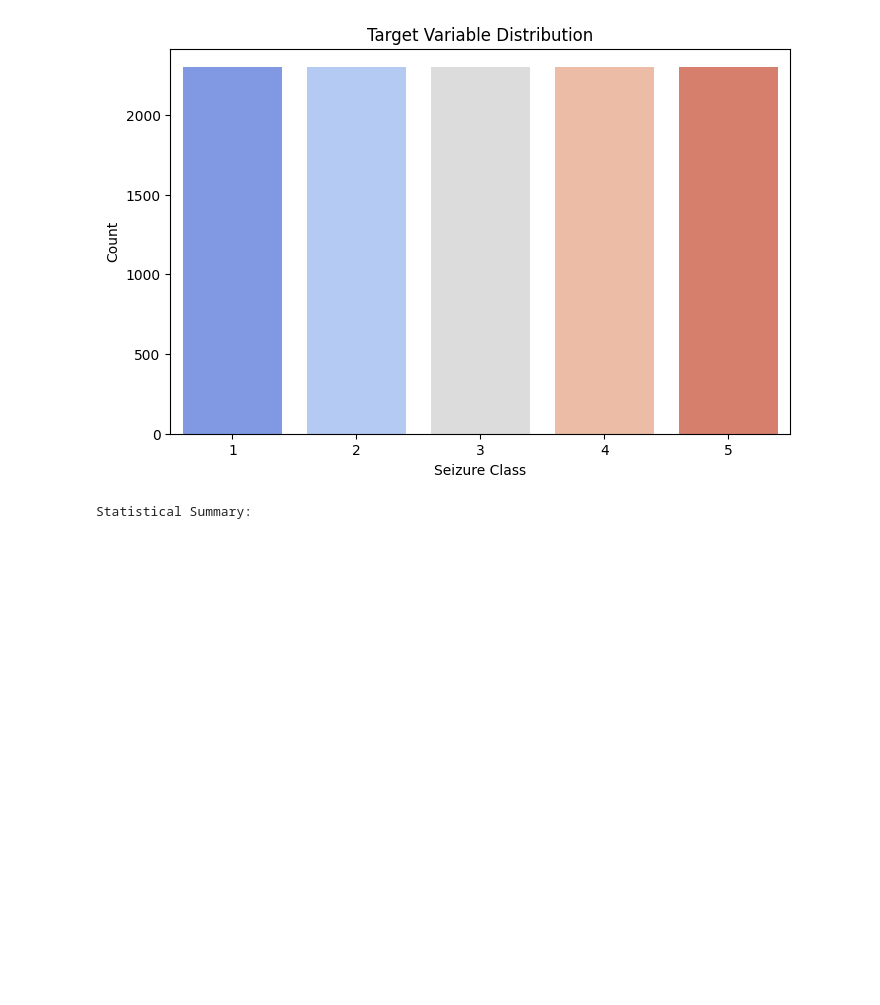
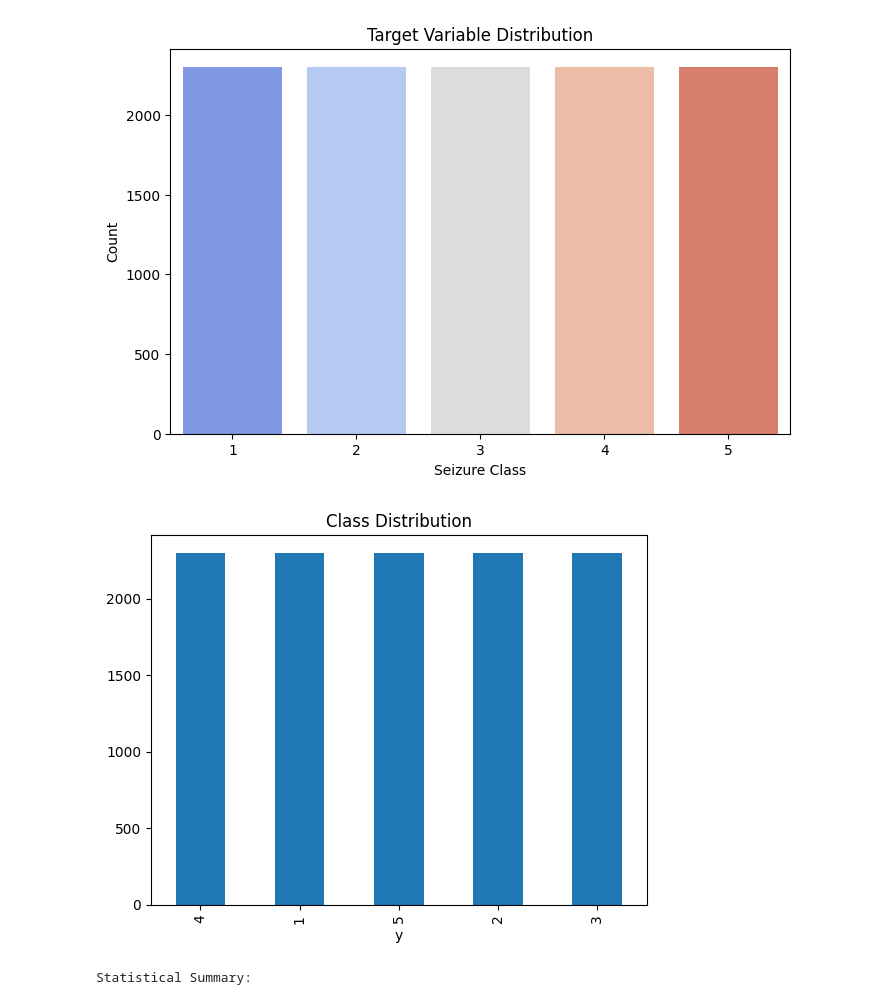
Before and after one commit to DarkGuardian641/Epileptic-Seizure-Detection, a Jupyter notebook: notebooks/EDA.ipynb, the cells around one changed output. Drawn from its saved outputs; the diff is of its cells as text; code cells hidden in the pictures; blank space fills up the shorter version.

```diff
--- a/notebooks/EDA.ipynb
+++ b/notebooks/EDA.ipynb
@@ -7,7 +7,7 @@ import warnings
 warnings.filterwarnings("ignore")
 # %%
 # Load Dataset
-file_path = "../data/Epileptic_Seizure_Recognition.csv"
+file_path = "../data/raw/Epileptic_Seizure_Recognition.csv"
 df = pd.read_csv(file_path)
 # %%
 # Step 1: Data Overview
@@ -63,6 +63,12 @@ plt.ylabel('Count')
 plt.show()
 # %% [output]
 [figure]
+# %%
+# Target variable distribution
+df['y'].value_counts().plot(kind='bar', title='Class Distribution')
+plt.show()
+# %% [output]
+[figure, added]
 # %%
 # Step 5: Statistical Summary
 print("Statistical Summary:")
```
Also changed, not shown: parts of 2 cells of this notebook, 10 other files.
